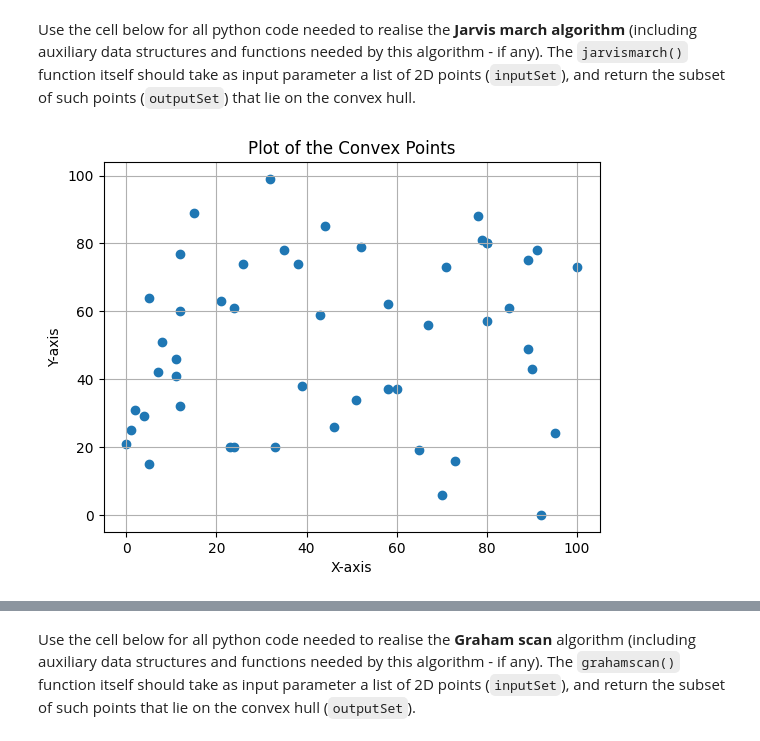
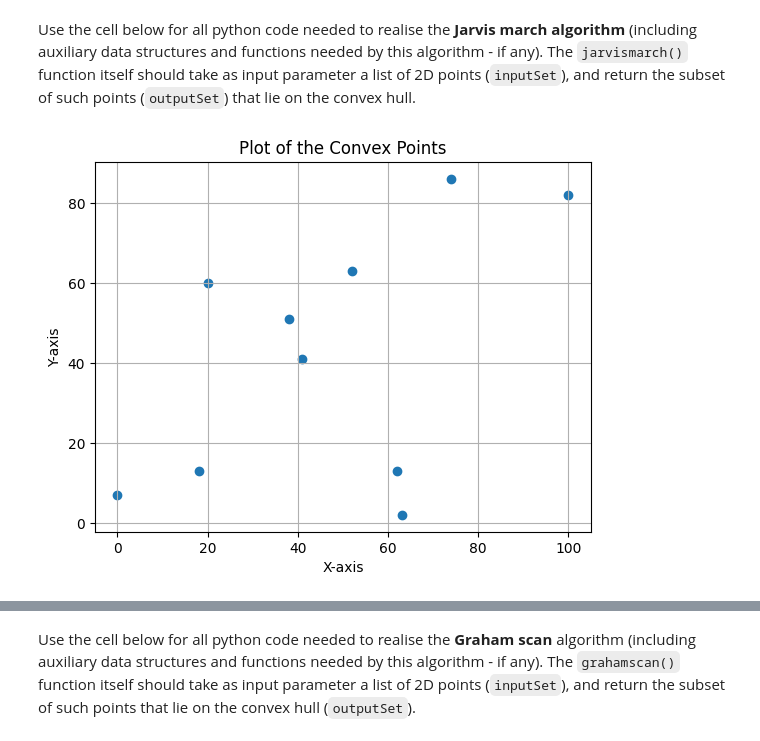
Before and after one commit to Marwan141/COMP0005_Group35, a Jupyter notebook: grp-XXX-0005code.ipynb, the cells around one changed output, grey strips where cells are left out. Drawn from its saved outputs; the diff is of its cells as text; code cells hidden in the pictures.

```diff
--- a/grp-XXX-0005code.ipynb
+++ b/grp-XXX-0005code.ipynb
@@ -6,22 +6,22 @@ Use the cell below for all python code needed to realise the **Jarvis march algo
 # %%
 import matplotlib.pyplot as plt
 import random
-n = 50 # number of points
+n = 10 # number of points
 inputSet = []
 for i in range (n):
     inputSet.append((random.randint(0,100),random.randint(0,100)))
 
 x = [point[0] for point in inputSet]
 y = [point[1] for point in inputSet]
 
 plt.scatter(x, y, marker='o', linestyle='-')
 plt.xlabel('X-axis')
 plt.ylabel('Y-axis')
 plt.title('Plot of the Convex Points')
 plt.grid(True)
 plt.show()
 # %% [output]
-[figure, old version]
+[figure, new version]
 # %%
 import math
 
```
Also changed, not shown: parts of 11 cells of this notebook.
